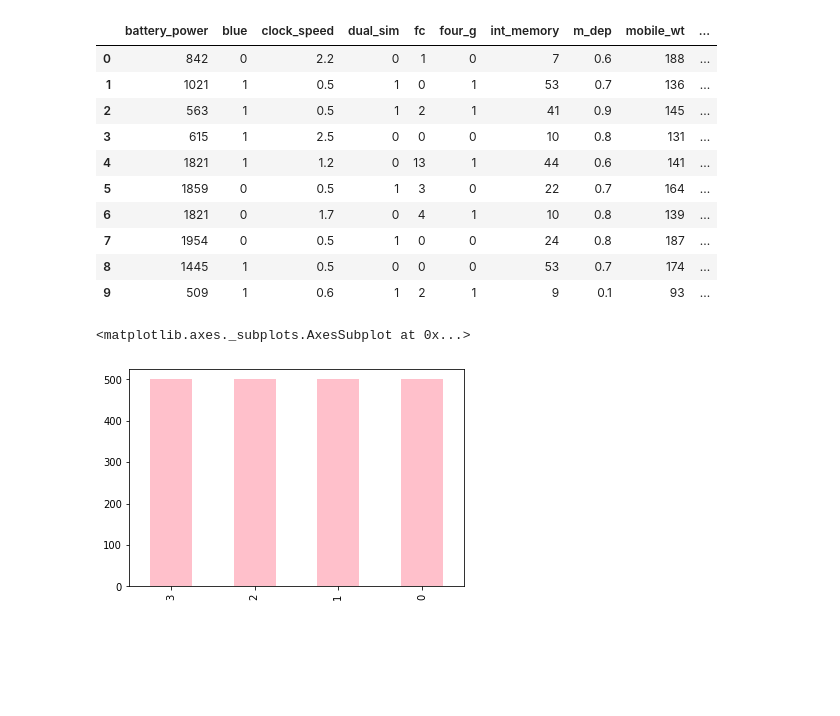
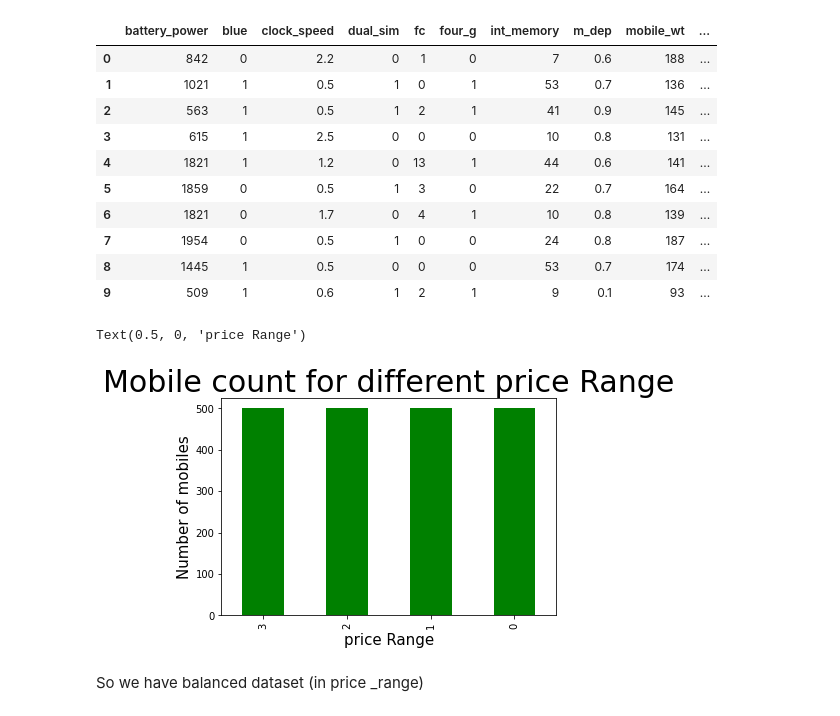
Before and after one commit to Ashu10051998/Mobile-price-Range, a Jupyter notebook: Mobile_price_prediction.ipynb, the cells around one changed output. Saved outputs shown, nothing was run; the diff lists cells and outputs as text; code cells hidden in the pictures; blank space fills up the shorter version.

```diff
--- a/Mobile_price_prediction.ipynb
+++ b/Mobile_price_prediction.ipynb
@@ -156,11 +165,16 @@ df.head(10)
 | 7 | 1954 | 0 | 0.5 | 1 | 0 | 0 | 24 | 0.8 | 187 | ... |
 | 8 | 1445 | 1 | 0.5 | 0 | 0 | 0 | 53 | 0.7 | 174 | ... |
 | 9 | 509 | 1 | 0.6 | 1 | 2 | 1 | 9 | 0.1 | 93 | ... |
-# %%
-df['price_range'].value_counts().plot(kind='bar',color='pink')
-# %% [output]
-<matplotlib.axes._subplots.AxesSubplot at 0x...>
-[figure, removed]
+# %%
+df['price_range'].value_counts().plot(kind='bar',color='green')
+plt.title('Mobile count for different price Range',size=30)
+plt.ylabel('Number of mobiles',size=15)
+plt.xlabel('price Range',size=15)
+# %% [output]
+Text(0.5, 0, 'price Range')
+[figure, added]
+# %% [markdown]
+So we have balanced dataset (in price _range)
 # %%
 df['screen_area'].value_counts()
 # %% [output]
```
Also changed, not shown: parts of 56 cells of this notebook.
